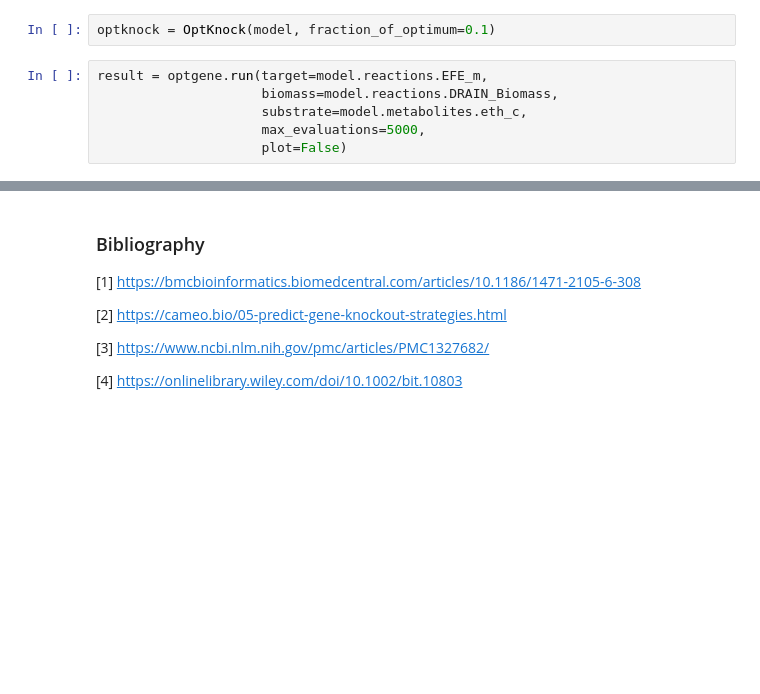
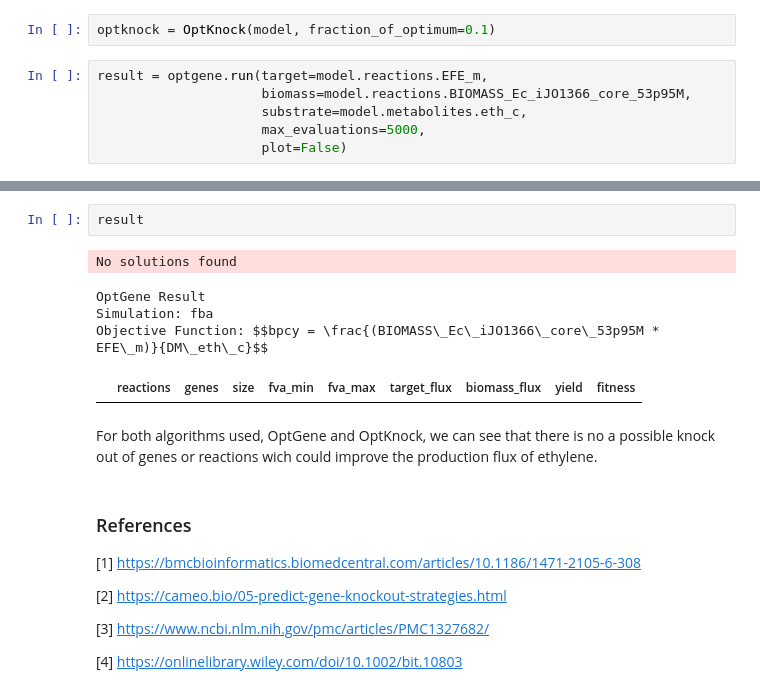
Before and after one commit to 27410/group-assingment-group-2, a Jupyter notebook: analysis/Knock_out.ipynb, the cells around one changed output, grey strips where cells are left out. Cells and saved outputs as stored; diff of their text form; blank space fills up the shorter version.

```diff
--- a/analysis/Knock_out.ipynb
+++ b/analysis/Knock_out.ipynb
@@ -153,7 +187,7 @@ model = read_sbml_model('/workspaces/group-assingment-group-2/models/iJO1366.xml
 optknock = OptKnock(model, fraction_of_optimum=0.1)
 # %%
 result = optgene.run(target=model.reactions.EFE_m,
-                     biomass=model.reactions.DRAIN_Biomass,
+                     biomass=model.reactions.BIOMASS_Ec_iJO1366_core_53p95M,
                      substrate=model.metabolites.eth_c,
                      max_evaluations=5000,
                      plot=False)
@@ -162,5 +219,15 @@ NameError: name 'optgene' is not defined
+# %%
+result
+# %% [output]
+No solutions found
+OptGene Result
+Simulation: fba
+Objective Function: $$bpcy = \frac{(BIOMASS\_Ec\_iJO1366\_core\_53p95M * EFE\_m)}{DM\_eth\_c}$$
+|  | reactions | genes | size | fva_min | fva_max | target_flux | biomass_flux | yield | fitness |
+# %% [markdown]
+For both algorithms used, OptGene and OptKnock, we can see that there is no a possible knock out of genes or reactions wich could improve the production flux of ethylene.
 # %% [markdown]
-### Bibliography
+### References
 [1] https://bmcbioinformatics.biomedcentral.com/articles/10.1186/1471-2105-6-308
 
 [2] https://cameo.bio/05-predict-gene-knockout-strategies.html
```
Also changed, not shown: parts of 9 cells of this notebook.
